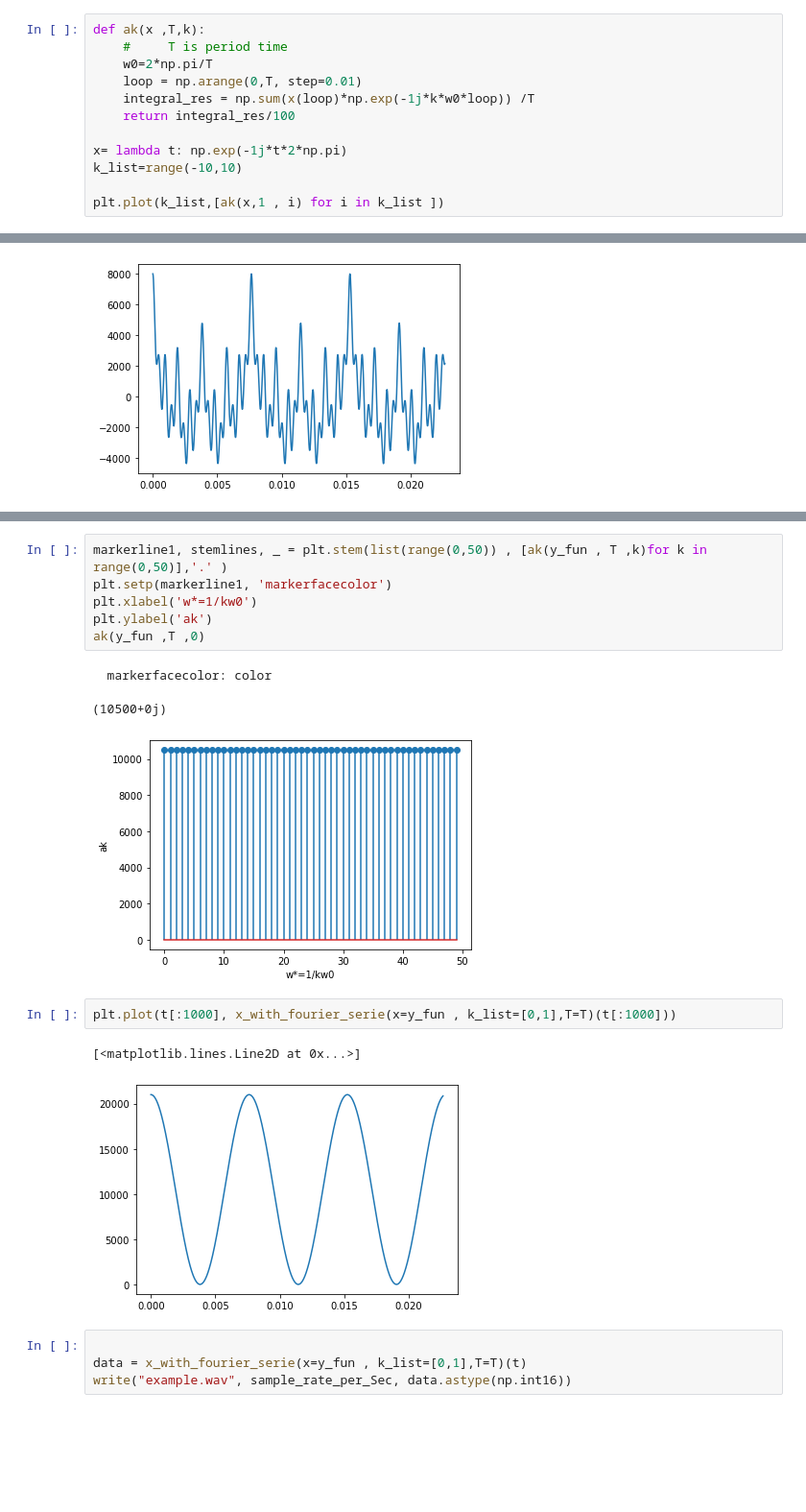
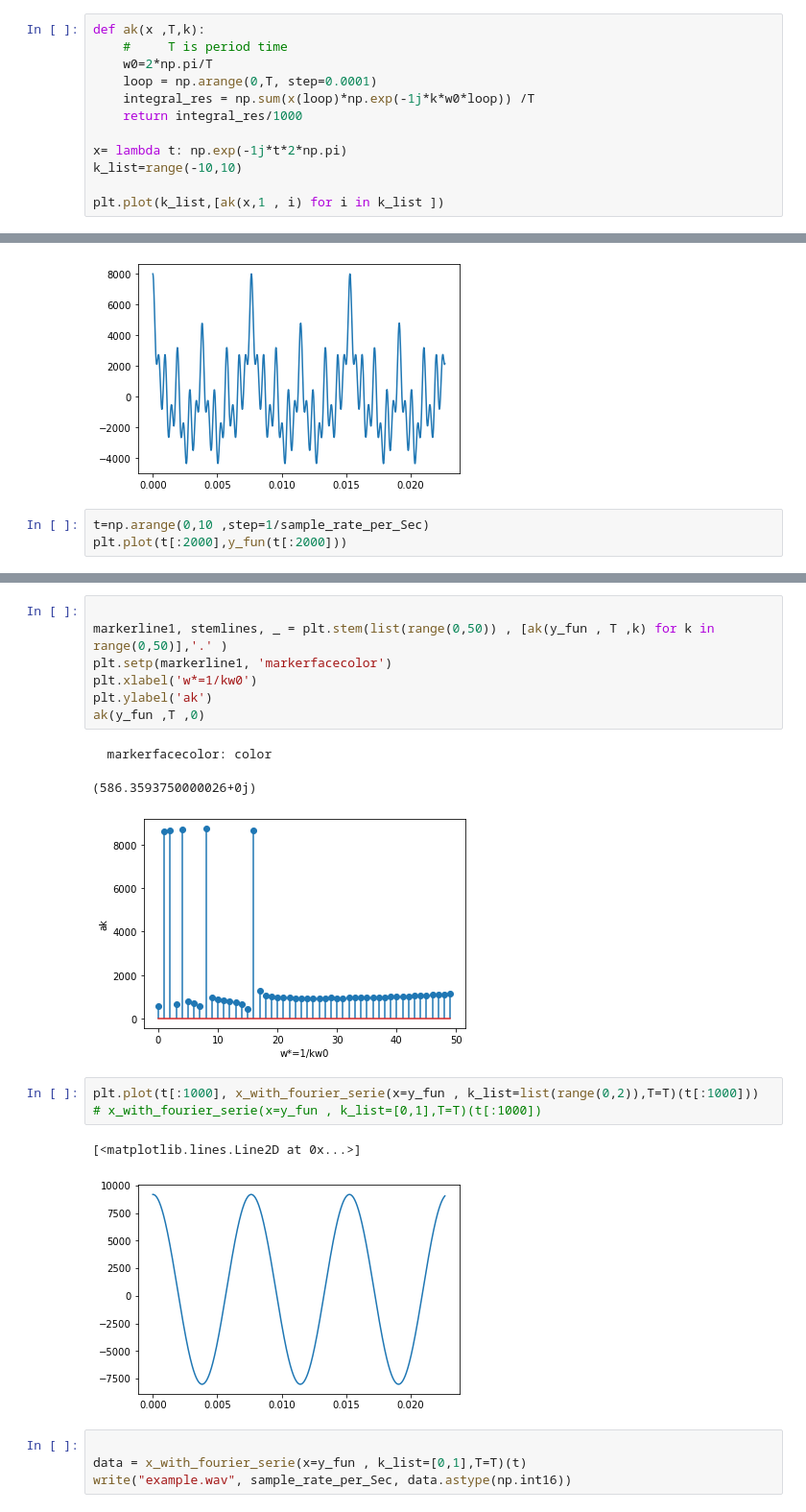
Before and after one commit to hoseinlook/signals_and_systems_hws, a Jupyter notebook: hw3/SS_HW3/hw3.ipynb, the cells around one changed output, grey strips where cells are left out. Shown at 96% size. Drawn from its saved outputs; the diff is of its cells as text; blank space fills up the shorter version.

```diff
--- a/hw3/SS_HW3/hw3.ipynb
+++ b/hw3/SS_HW3/hw3.ipynb
@@ -10,9 +10,9 @@ import IPython
 def ak(x ,T,k):
     #     T is period time
     w0=2*np.pi/T
-    loop = np.arange(0,T, step=0.01)
+    loop = np.arange(0,T, step=0.0001)
     integral_res = np.sum(x(loop)*np.exp(-1j*k*w0*loop)) /T
-    return integral_res/100
+    return integral_res/1000
 
 x= lambda t: np.exp(-1j*t*2*np.pi)
 k_list=range(-10,10)
@@ -217,3 +255,6 @@ T
 # %% [output]
 0.007619047619047619
 [figure]
+# %%
+t=np.arange(0,10 ,step=1/sample_rate_per_Sec)
+plt.plot(t[:2000],y_fun(t[:2000]))
@@ -220,18 +264,20 @@ T
 # %%
-markerline1, stemlines, _ = plt.stem(list(range(0,50)) , [ak(y_fun , T ,k)for k in range(0,50)],'.' )
+
+markerline1, stemlines, _ = plt.stem(list(range(0,50)) , [ak(y_fun , T ,k) for k in range(0,50)],'.' )
 plt.setp(markerline1, 'markerfacecolor')
 plt.xlabel('w*=1/kw0')
 plt.ylabel('ak')
 ak(y_fun ,T ,0)
 # %% [output]
   markerfacecolor: color
-(10500+0j)
+(586.3593750000026+0j)
-[figure, old version]
+[figure, new version]
 # %%
-plt.plot(t[:1000], x_with_fourier_serie(x=y_fun , k_list=[0,1],T=T)(t[:1000]))
+plt.plot(t[:1000], x_with_fourier_serie(x=y_fun , k_list=list(range(0,2)),T=T)(t[:1000]))
+# x_with_fourier_serie(x=y_fun , k_list=[0,1],T=T)(t[:1000])
 # %% [output]
 [<matplotlib.lines.Line2D at 0x...>]
-[figure, old version]
+[figure, new version]
 # %%
 
 data = x_with_fourier_serie(x=y_fun , k_list=[0,1],T=T)(t)
```
Also changed, not shown: parts of 16 cells of this notebook.
